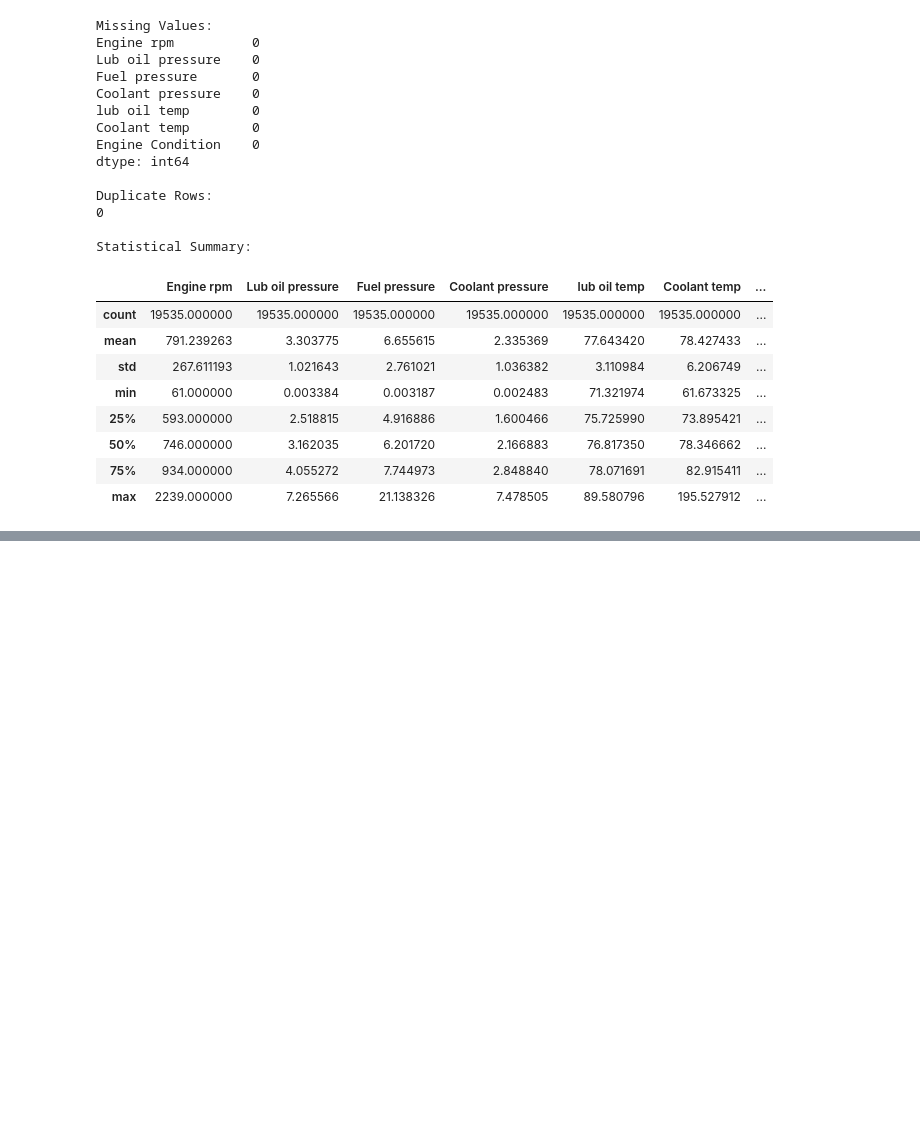
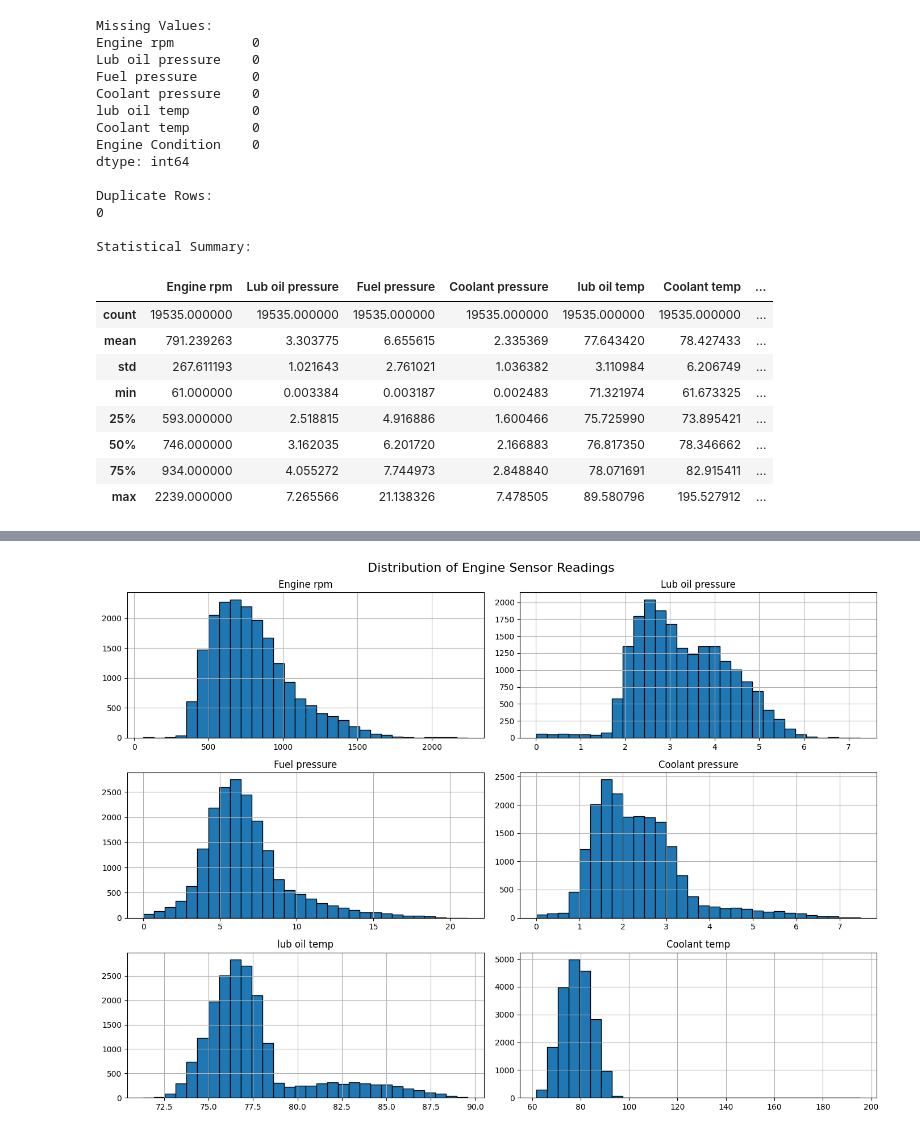
Before and after one commit to ammy194/MoodDrive-AI, a Jupyter notebook: notebooks/02_dataset_exploration.ipynb, the cells around one changed output, grey strips where cells are left out. Saved outputs shown, nothing was run; the diff lists cells and outputs as text; code cells hidden in the pictures; blank space fills up the shorter version.

```diff
--- a/notebooks/02_dataset_exploration.ipynb
+++ b/notebooks/02_dataset_exploration.ipynb
@@ -90,0 +101,24 @@ Statistical Summary:
+# %%
+import matplotlib.pyplot as plt
+import seaborn as sns
+
+sensor_columns = [
+    'Engine rpm',
+    'Lub oil pressure',
+    'Fuel pressure',
+    'Coolant pressure',
+    'lub oil temp',
+    'Coolant temp'
+]
+
+df[sensor_columns].hist(
+    figsize=(14, 10),
+    bins=30,
+    edgecolor='black'
+)
+
+plt.suptitle("Distribution of Engine Sensor Readings", fontsize=16)
+plt.tight_layout()
+plt.show()
+# %% [output]
+[figure, added]
```
Also changed, not shown: parts of 11 cells of this notebook.
